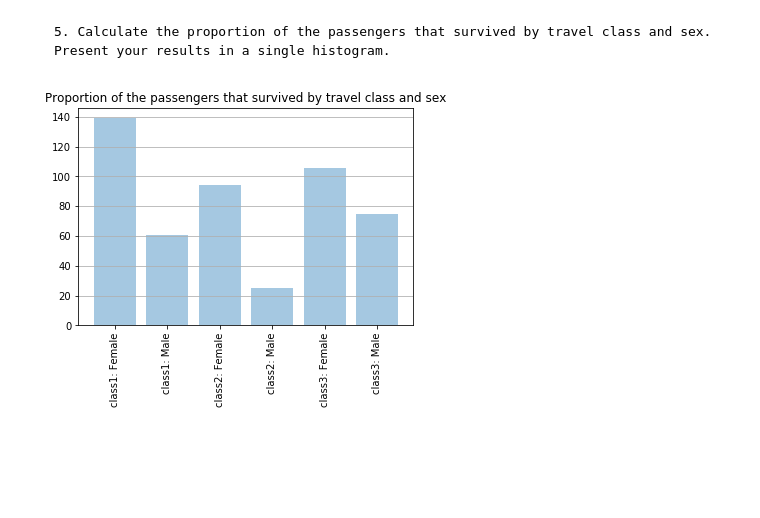
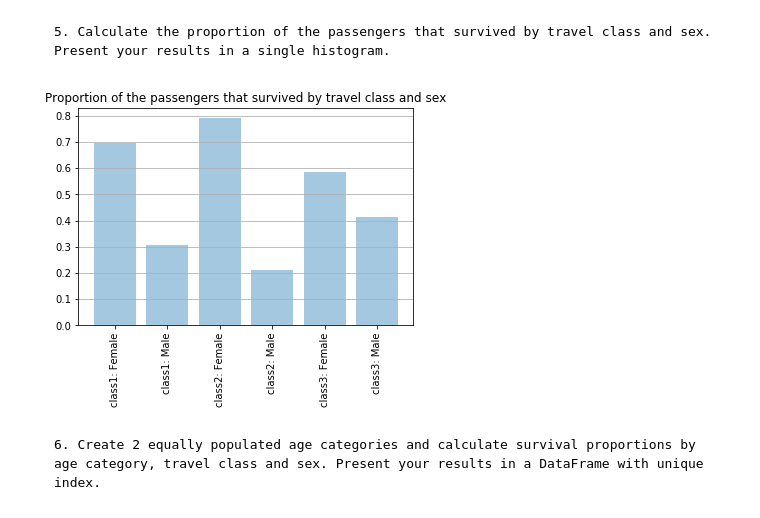
Before and after one commit to khalidomari/ADA2017, a Jupyter notebook: 01 - Pandas and Data Wrangling/Homework 1_Khalid.ipynb, the cells around one changed output. Cells and saved outputs as stored; diff of their text form; code cells hidden in the pictures; blank space fills up the shorter version.

```diff
--- a/01 - Pandas and Data Wrangling/Homework 1_Khalid.ipynb
+++ b/01 - Pandas and Data Wrangling/Homework 1_Khalid.ipynb
@@ -396,19 +396,22 @@ plt.show()
 # %%
 labels = []
 values = []
 for i in titanic.pclass.unique():
-    values.append(list( titanic.loc[(titanic['pclass']== i) & (titanic['survived']==1)]['sex'].value_counts().sort_index()))
+    val = list( titanic.loc[(titanic['pclass']== i) & (titanic['survived']==1)]['sex'].value_counts().sort_index())
+    values.append(val/sum(val))
     labels.append('class'+str(i)+': Female')
     labels.append('class'+str(i)+': Male')
 values = [i for cl in values for i in cl]
 
 y_pos = np.arange(len(values))
 plt.bar(y_pos, values, align='center', alpha=0.4)
 plt.xticks(y_pos, labels, rotation='vertical')
 plt.title('Proportion of the passengers that survived by travel class and sex')
 plt.grid(axis='y')
 plt.show()
 # %% [output]
-[figure, old version]
+[figure, new version]
+# %% [markdown]
+    6. Create 2 equally populated age categories and calculate survival proportions by age category, travel class and sex. Present your results in a DataFrame with unique index.
 # %%
 ###########################################################3
```
